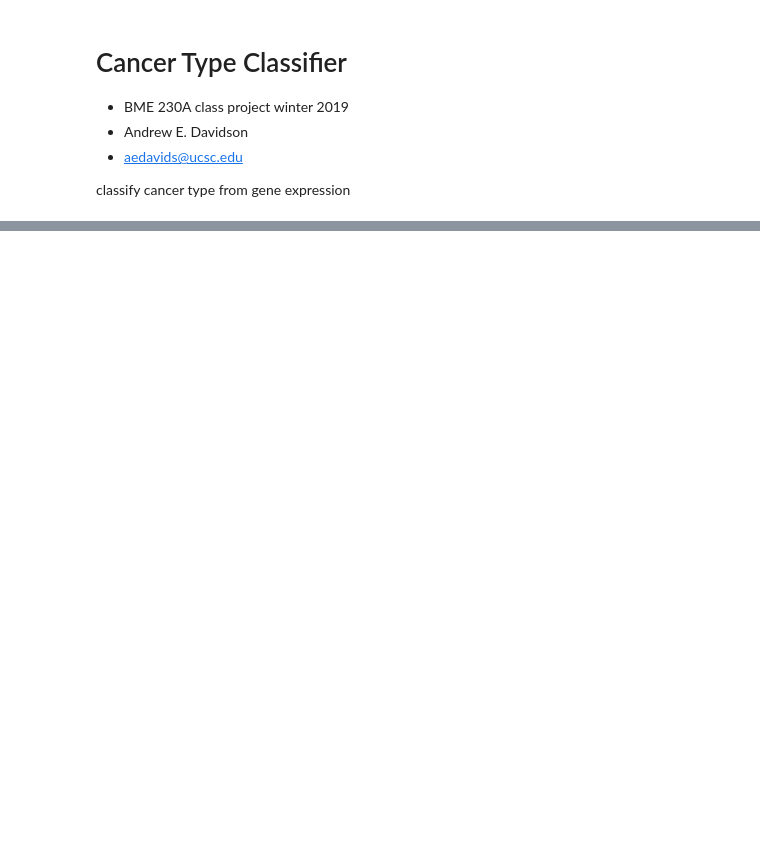
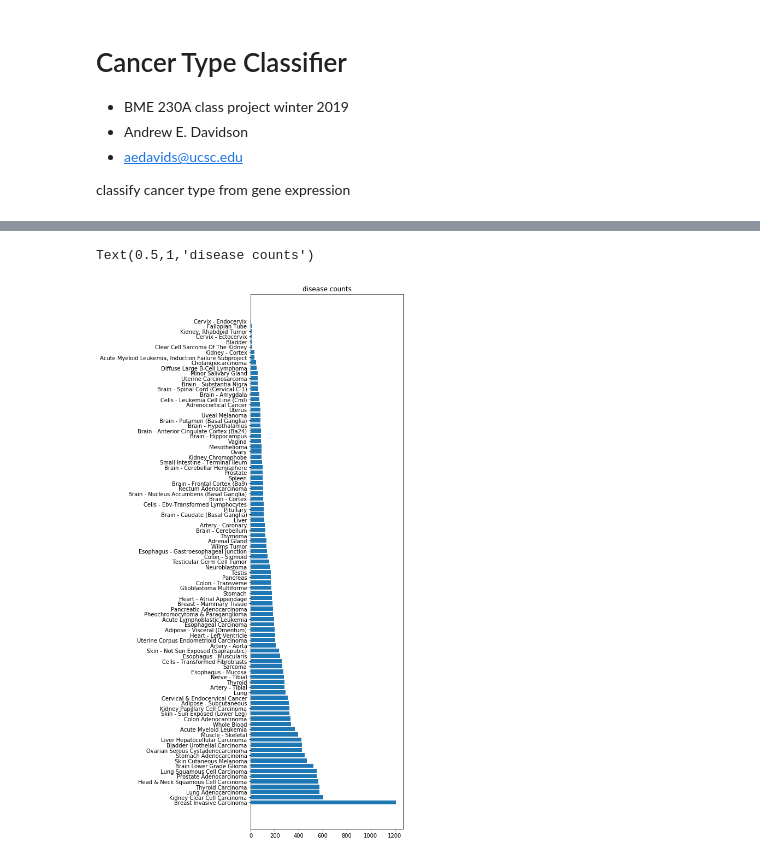
Before and after one commit to AEDWIP/BME-230a, a Jupyter notebook: CancerTypeClassifier.ipynb, the cells around one changed output, grey strips where cells are left out. Cells and saved outputs as stored; diff of their text form; code cells hidden in the pictures; blank space fills up the shorter version.

```diff
--- a/CancerTypeClassifier.ipynb
+++ b/CancerTypeClassifier.ipynb
@@ -58,0 +56,8 @@ ValueError: ERROR: /bme-230a-ebsxxx/data/tcga_target_gtex.h5 not found
+# %%
+%%time
+# Load training set
+XDF = pd.read_hdf(sourceDataFilePath, "expression")
+print("XDF.shape:{}".format(XDF.shape))
+
+yDF = pd.read_hdf(sourceDataFilePath, "labels")
+print("yDF.shape:{} type(yDF):".format(yDF.shape))
@@ -58,0 +108,24 @@ ValueError: ERROR: /bme-230a-ebsxxx/data/tcga_target_gtex.h5 not found
+# %%
+def plotCategoryCounts(df, colNameStr, ):
+    '''
+    TODO: make this more generic
+    argument
+        df: a pandas data frame
+        colNameStr:
+
+    returns
+        (fig, ax)
+    '''
+    # countDF is series
+    countDF = df[colNameStr].value_counts()
+    fig, ax = plt.subplots()
+    fig.set_size_inches(5,18)
+    ax.barh(countDF.index, countDF)
+
+    return (fig, ax)
+
+fig, ax = plotCategoryCounts(yDF, "disease")
+ax.set_title("disease counts")
+# %% [output]
+Text(0.5,1,'disease counts')
+[figure, added]
```
Also changed, not shown: parts of 9 cells of this notebook.
